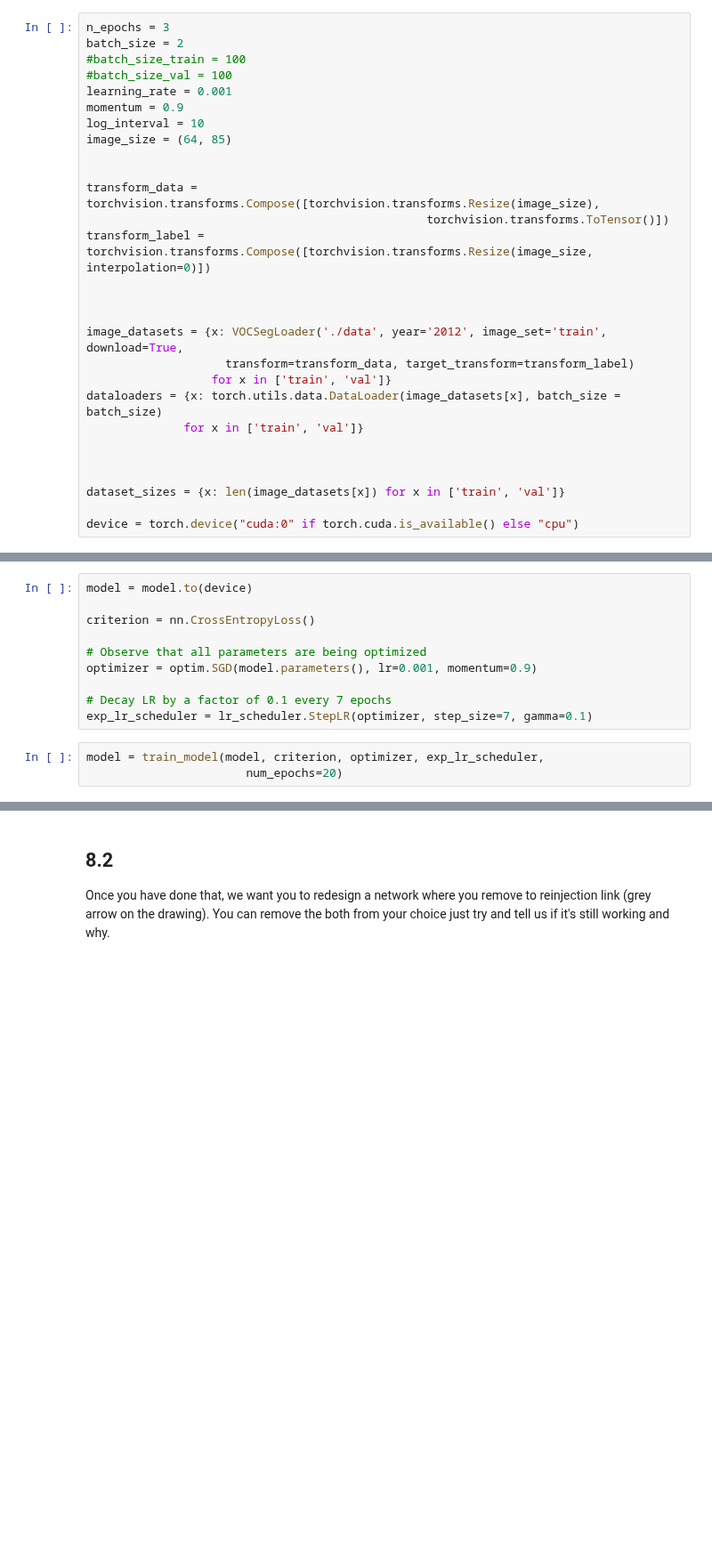
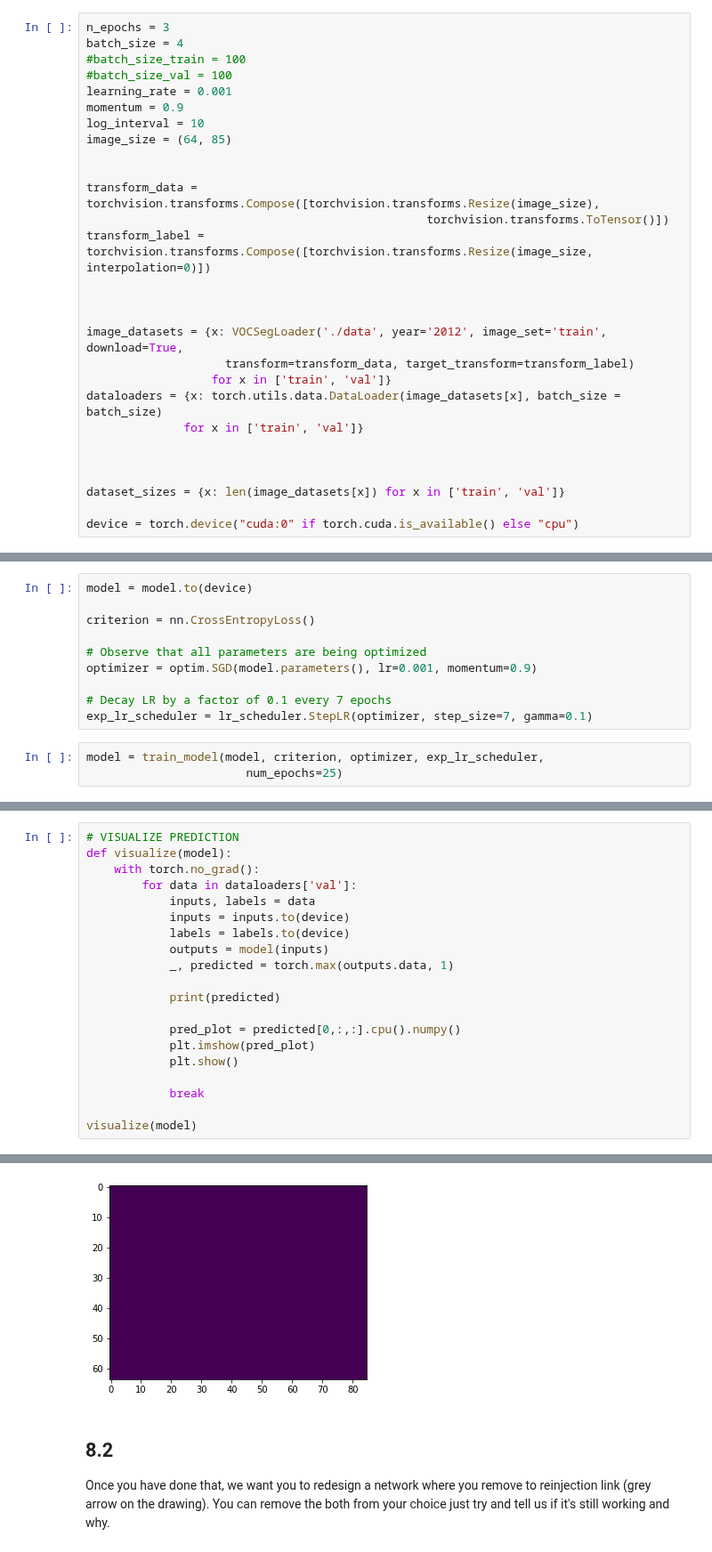
Before and after one commit to jneuendorf/cv1920_assignments, a Jupyter notebook: 10_PyTorch_UNet.ipynb, the cells around one changed output, grey strips where cells are left out. Shown at 89% size. Cells and saved outputs as stored; diff of their text form; blank space fills up the shorter version.

```diff
--- a/10_PyTorch_UNet.ipynb
+++ b/10_PyTorch_UNet.ipynb
@@ -82,7 +82,7 @@ class VOCSegLoader(torchvision.datasets.VOCSegmentation):
         return img, target
 # %%
 n_epochs = 3
-batch_size = 2
+batch_size = 4
 #batch_size_train = 100
 #batch_size_val = 100
 learning_rate = 0.001
@@ -321,5 +321,5 @@ optimizer = optim.SGD(model.parameters(), lr=0.001, momentum=0.9)
 exp_lr_scheduler = lr_scheduler.StepLR(optimizer, step_size=7, gamma=0.1)
 # %%
 model = train_model(model, criterion, optimizer, exp_lr_scheduler,
-                       num_epochs=20)
+                       num_epochs=25)
 # %% [output]
@@ -345,0 +343,21 @@ KeyboardInterrupt: ignored
+# %%
+# VISUALIZE PREDICTION
+def visualize(model):
+    with torch.no_grad():
+        for data in dataloaders['val']:
+            inputs, labels = data
+            inputs = inputs.to(device)
+            labels = labels.to(device)
+            outputs = model(inputs)
+            _, predicted = torch.max(outputs.data, 1)
+
+            print(predicted)
+
+            pred_plot = predicted[0,:,:].cpu().numpy()
+            plt.imshow(pred_plot)
+            plt.show()
+
+            break
+
+visualize(model)
+# %% [output]
@@ -346,3 +381,4 @@ KeyboardInterrupt: ignored
+[figure, added]
 # %% [markdown]
 ## 8.2
 Once you have done that, we want you to redesign a network where you remove to reinjection link (grey arrow on the drawing). You can remove the both from your choice just try and tell us if it's still working and why.
```
Also changed, not shown: parts of 3 cells of this notebook.
